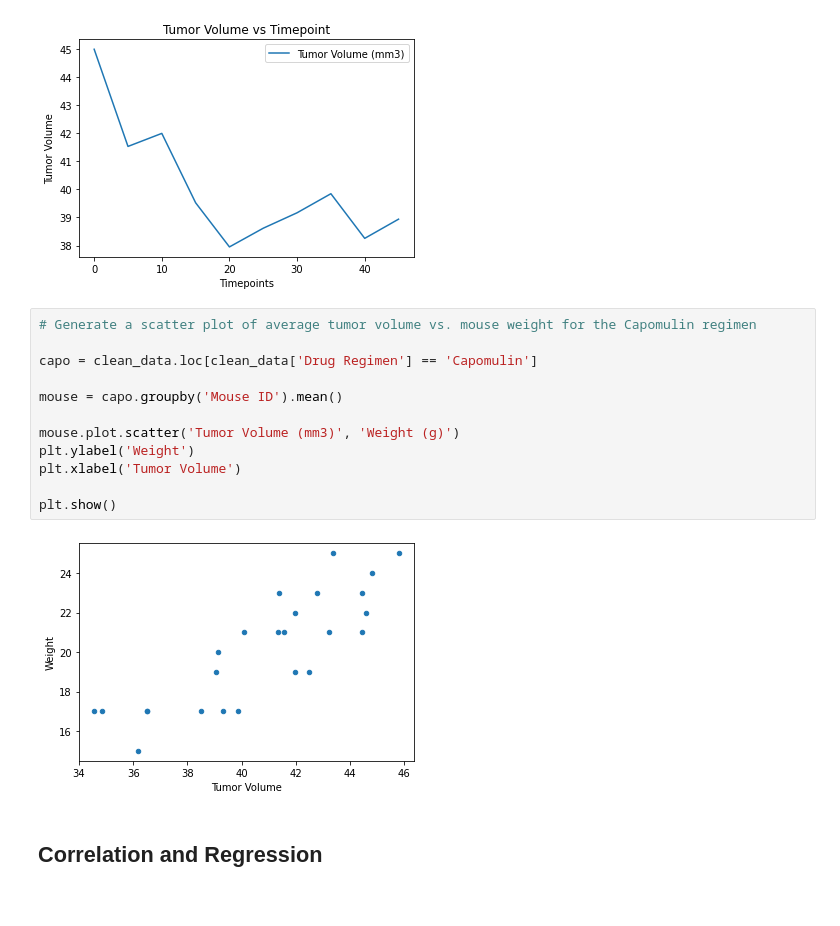
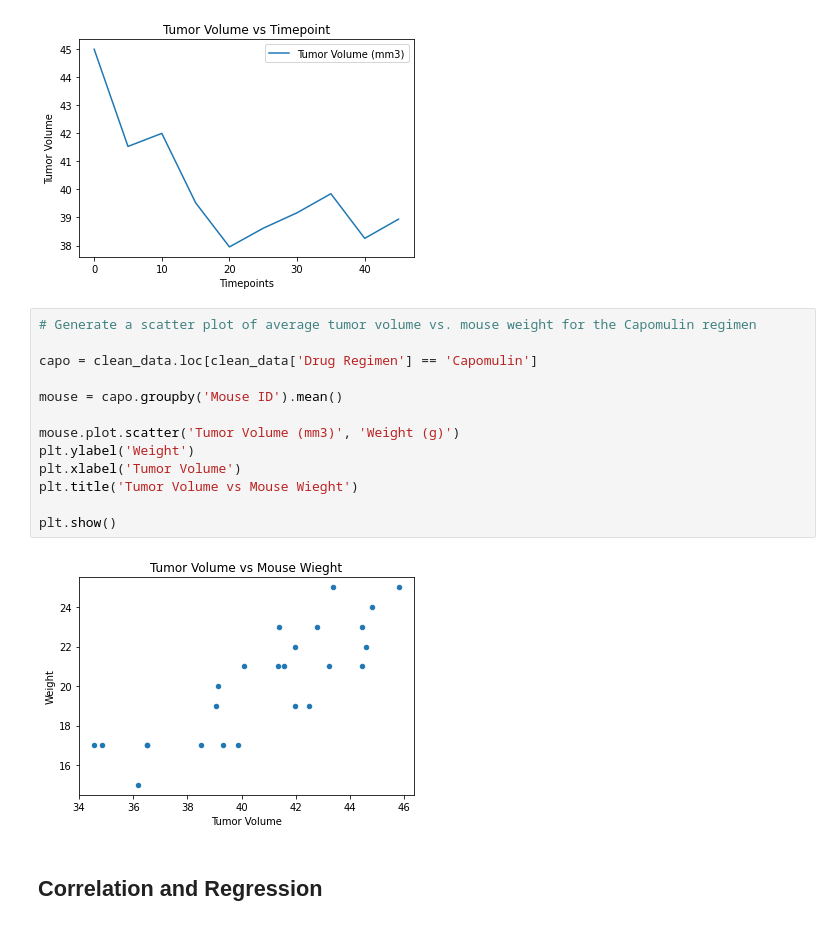
Before and after one commit to BrianMcLane/Pymaceuticals-Inc.-Mouse-ID, a Jupyter notebook: Pymaceuticals/Main_hmwk.ipynb, the cells around one changed output. Drawn from its saved outputs; the diff is of its cells as text.

```diff
--- a/Pymaceuticals/Main_hmwk.ipynb
+++ b/Pymaceuticals/Main_hmwk.ipynb
@@ -284,17 +284,18 @@ Text(0, 0.5, 'Tumor Volume')
 # %%
 # Generate a scatter plot of average tumor volume vs. mouse weight for the Capomulin regimen
 
 capo = clean_data.loc[clean_data['Drug Regimen'] == 'Capomulin']
 
 mouse = capo.groupby('Mouse ID').mean()
 
 mouse.plot.scatter('Tumor Volume (mm3)', 'Weight (g)')
 plt.ylabel('Weight')
 plt.xlabel('Tumor Volume')
+plt.title('Tumor Volume vs Mouse Wieght')
 
 plt.show()
 # %% [output]
-[figure, old version]
+[figure, new version]
 # %% [markdown]
 ## Correlation and Regression
 # %%
```
Also changed, not shown: 2 other files.
